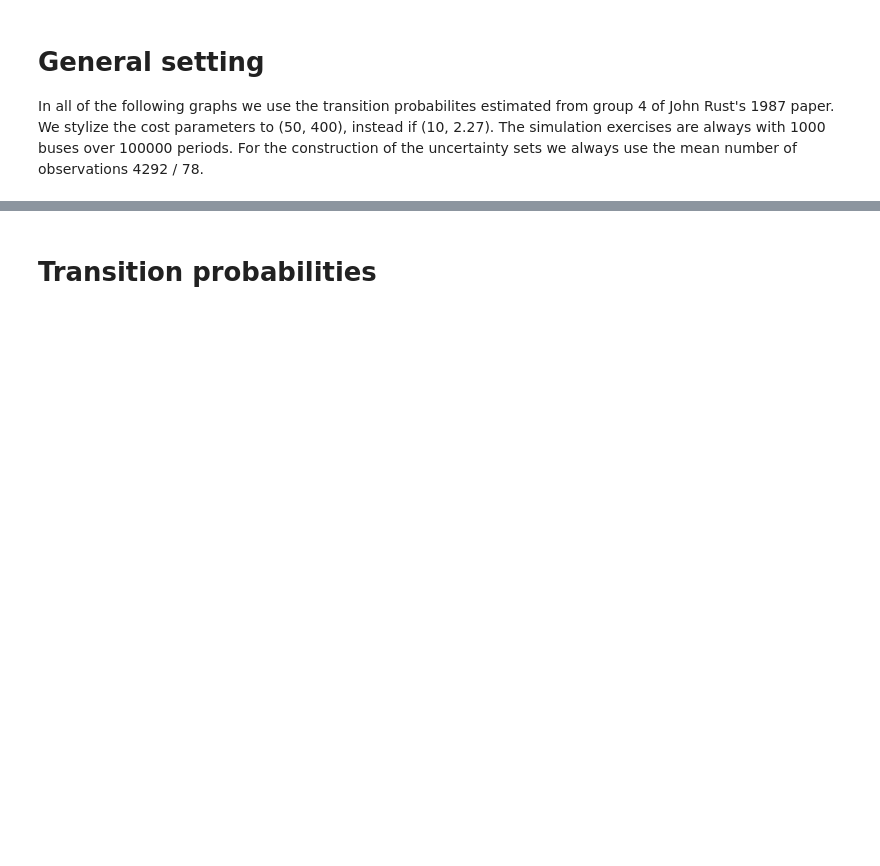
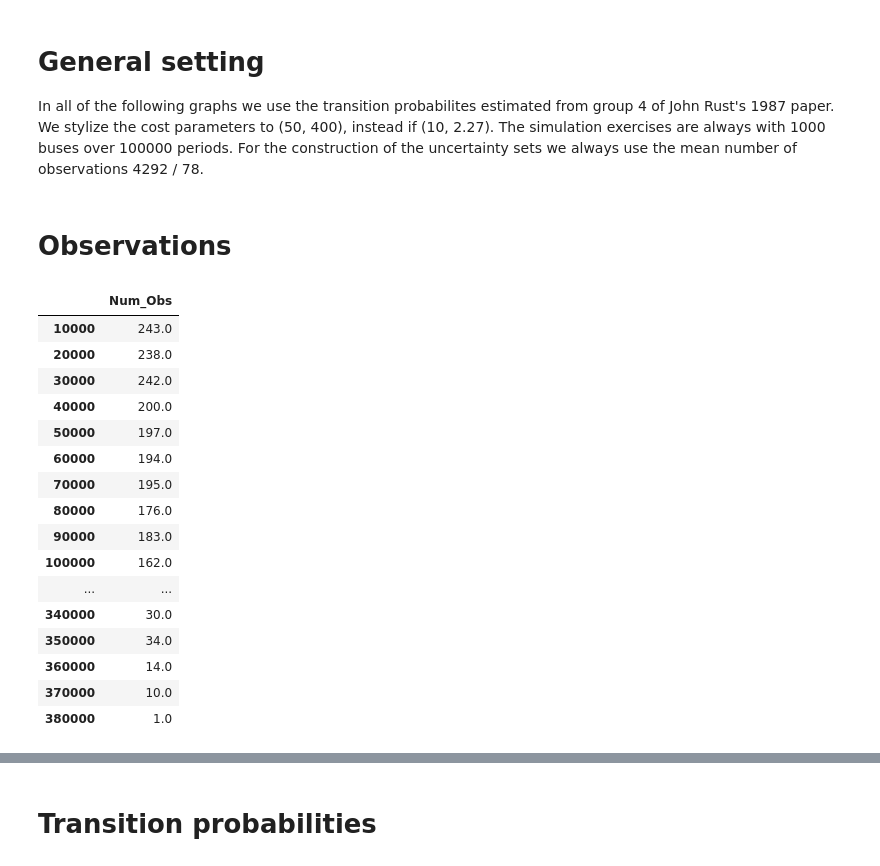
Before and after one commit to robustzurcher/analysis, a Jupyter notebook: notebooks/03_1_ex_post.ipynb, the cells around one changed output, grey strips where cells are left out. Cells and saved outputs as stored; diff of their text form; code cells hidden in the pictures; blank space fills up the shorter version.

```diff
--- a/notebooks/03_application.ipynb
+++ b/notebooks/03_1_ex_post.ipynb
@@ -2,3 +2,5 @@
 # General setting
 
 In all of the following graphs we use the transition probabilites estimated from group 4 of John Rust's 1987 paper. We stylize the cost parameters to (50, 400), instead if (10, 2.27). The simulation exercises are always with 1000 buses over 100000 periods. For the construction of the uncertainty sets we always use the mean number of observations 4292 / 78.
+# %% [markdown]
+# Observations
@@ -4,0 +21,21 @@ In all of the following graphs we use the transition probabilites estimated from
+# %%
+bin_size = 10000
+df_num_obs(bin_size, init_dict, state_count)
+# %% [output]
+|  | Num_Obs |
+| 10000 | 243.0 |
+| 20000 | 238.0 |
+| 30000 | 242.0 |
+| 40000 | 200.0 |
+| 50000 | 197.0 |
+| 60000 | 194.0 |
+| 70000 | 195.0 |
+| 80000 | 176.0 |
+| 90000 | 183.0 |
+| 100000 | 162.0 |
+| ... | ... |
+| 340000 | 30.0 |
+| 350000 | 34.0 |
+| 360000 | 14.0 |
+| 370000 | 10.0 |
+| 380000 | 1.0 |
```
Also changed, not shown: parts of 6 cells of this notebook, 17 other files.
